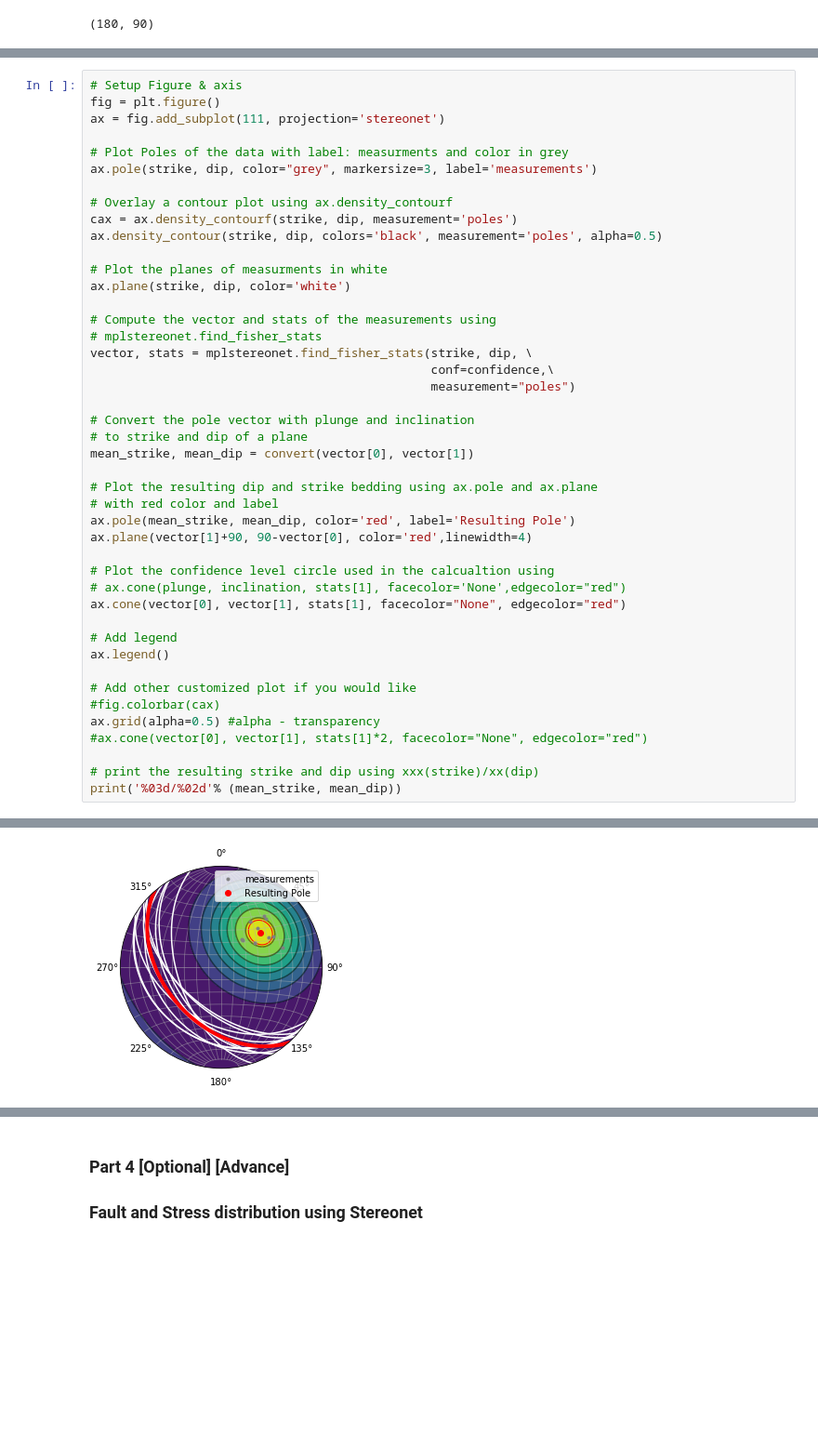
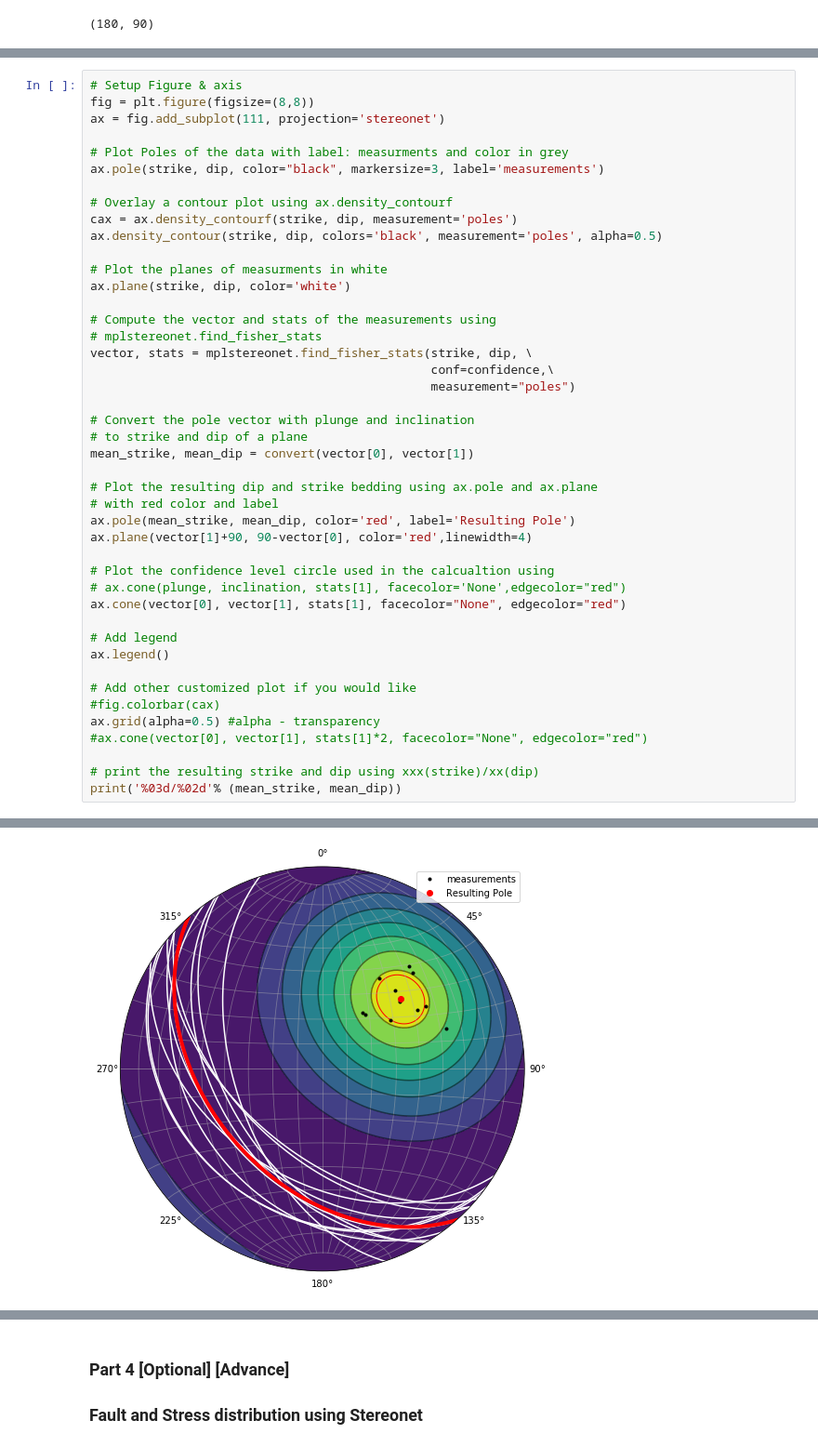
Before and after one commit to jwjeremy/ESSC2030_lec11, a Jupyter notebook: lec11_stereo/Lec11_tut_stereo.ipynb, the cells around one changed output, grey strips where cells are left out. Shown at 93% size. Saved outputs shown, nothing was run; the diff lists cells and outputs as text; blank space fills up the shorter version.

```diff
--- a/lec11_stereo/Lec11_tut_stereo.ipynb
+++ b/lec11_stereo/Lec11_tut_stereo.ipynb
@@ -184,10 +222,10 @@ The following we will compute the statistics and find a mean plane according to
 # %%
 # Setup Figure & axis
-fig = plt.figure()
+fig = plt.figure(figsize=(8,8))
 ax = fig.add_subplot(111, projection='stereonet')
 
 # Plot Poles of the data with label: measurments and color in grey
-ax.pole(strike, dip, color="grey", markersize=3, label='measurements')
+ax.pole(strike, dip, color="black", markersize=3, label='measurements')
 
 # Overlay a contour plot using ax.density_contourf
 cax = ax.density_contourf(strike, dip, measurement='poles')
@@ -200,34 +238,34 @@ ax.plane(strike, dip, color='white')
 # mplstereonet.find_fisher_stats
 vector, stats = mplstereonet.find_fisher_stats(strike, dip, \
                                                conf=confidence,\
                                                measurement="poles")
 
 # Convert the pole vector with plunge and inclination
 # to strike and dip of a plane
 mean_strike, mean_dip = convert(vector[0], vector[1])
 
 # Plot the resulting dip and strike bedding using ax.pole and ax.plane
 # with red color and label
 ax.pole(mean_strike, mean_dip, color='red', label='Resulting Pole')
 ax.plane(vector[1]+90, 90-vector[0], color='red',linewidth=4)
 
 # Plot the confidence level circle used in the calcualtion using
 # ax.cone(plunge, inclination, stats[1], facecolor='None',edgecolor="red")
 ax.cone(vector[0], vector[1], stats[1], facecolor="None", edgecolor="red")
 
 # Add legend
 ax.legend()
 
 # Add other customized plot if you would like
 #fig.colorbar(cax)
 ax.grid(alpha=0.5) #alpha - transparency
 #ax.cone(vector[0], vector[1], stats[1]*2, facecolor="None", edgecolor="red")
 
 # print the resulting strike and dip using xxx(strike)/xx(dip)
 print('%03d/%02d'% (mean_strike, mean_dip))
 # %% [output]
 138/43
-[figure, old version]
+[figure, new version]
 # %% [markdown]
 <a id='part3'></a>
 ### Part 3 [Optional] [Advance]
```
Also changed, not shown: parts of 9 cells of this notebook, 3 other files.
